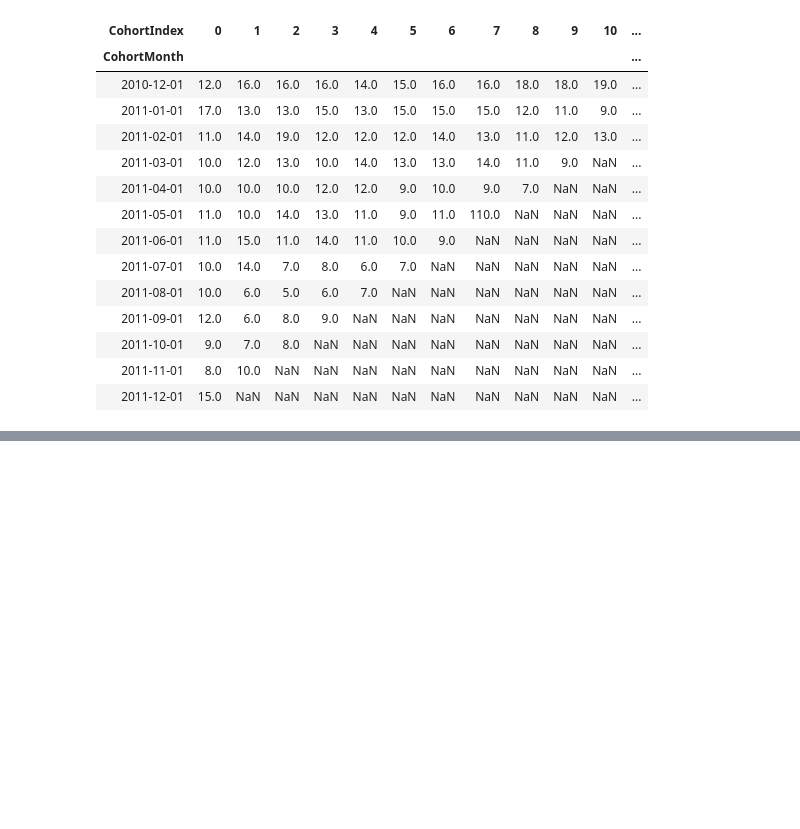
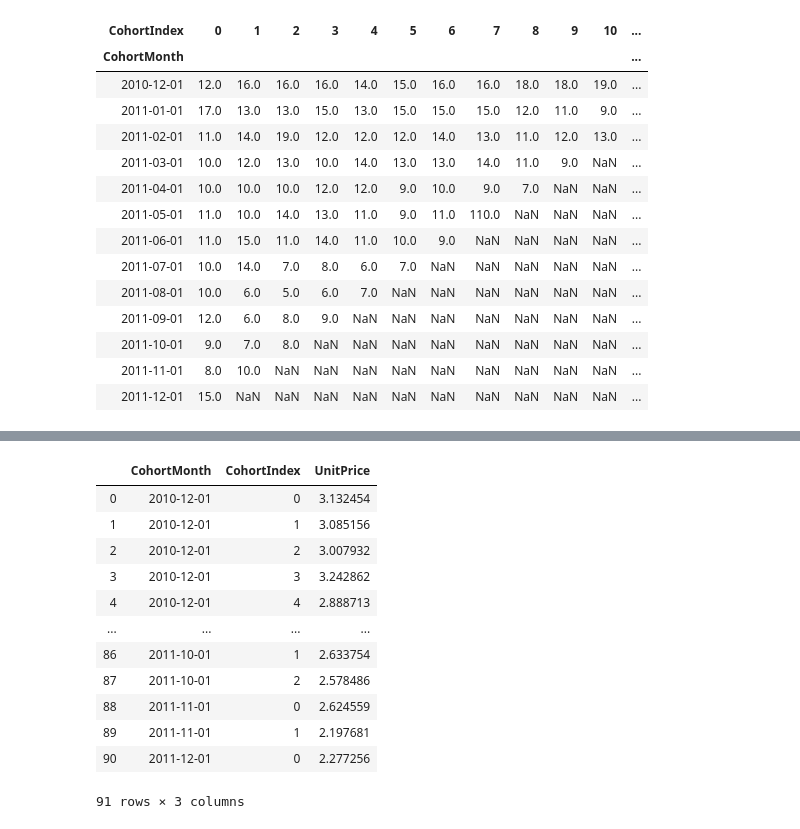
Before and after one commit to nikitamaloo/Cohort-Based-Retention-Rate-Analysis, a Jupyter notebook: Purchase Data - Cohort Based Retention Rate Analysis.ipynb, the cells around one changed output, grey strips where cells are left out. Saved outputs shown, nothing was run; the diff lists cells and outputs as text; code cells hidden in the pictures; blank space fills up the shorter version.

```diff
--- a/Purchase Data - Cohort Based Retention Rate Analysis.ipynb
+++ b/Purchase Data - Cohort Based Retention Rate Analysis.ipynb
@@ -761,0 +769,16 @@ plt.show()
+# %%
+Cohort_Price
+# %% [output]
+|  | CohortMonth | CohortIndex | UnitPrice |
+| 0 | 2010-12-01 | 0 | 3.132454 |
+| 1 | 2010-12-01 | 1 | 3.085156 |
+| 2 | 2010-12-01 | 2 | 3.007932 |
+| 3 | 2010-12-01 | 3 | 3.242862 |
+| 4 | 2010-12-01 | 4 | 2.888713 |
+| ... | ... | ... | ... |
+| 86 | 2011-10-01 | 1 | 2.633754 |
+| 87 | 2011-10-01 | 2 | 2.578486 |
+| 88 | 2011-11-01 | 0 | 2.624559 |
+| 89 | 2011-11-01 | 1 | 2.197681 |
+| 90 | 2011-12-01 | 0 | 2.277256 |
+91 rows × 3 columns
```
Also changed, not shown: parts of 16 cells of this notebook.
